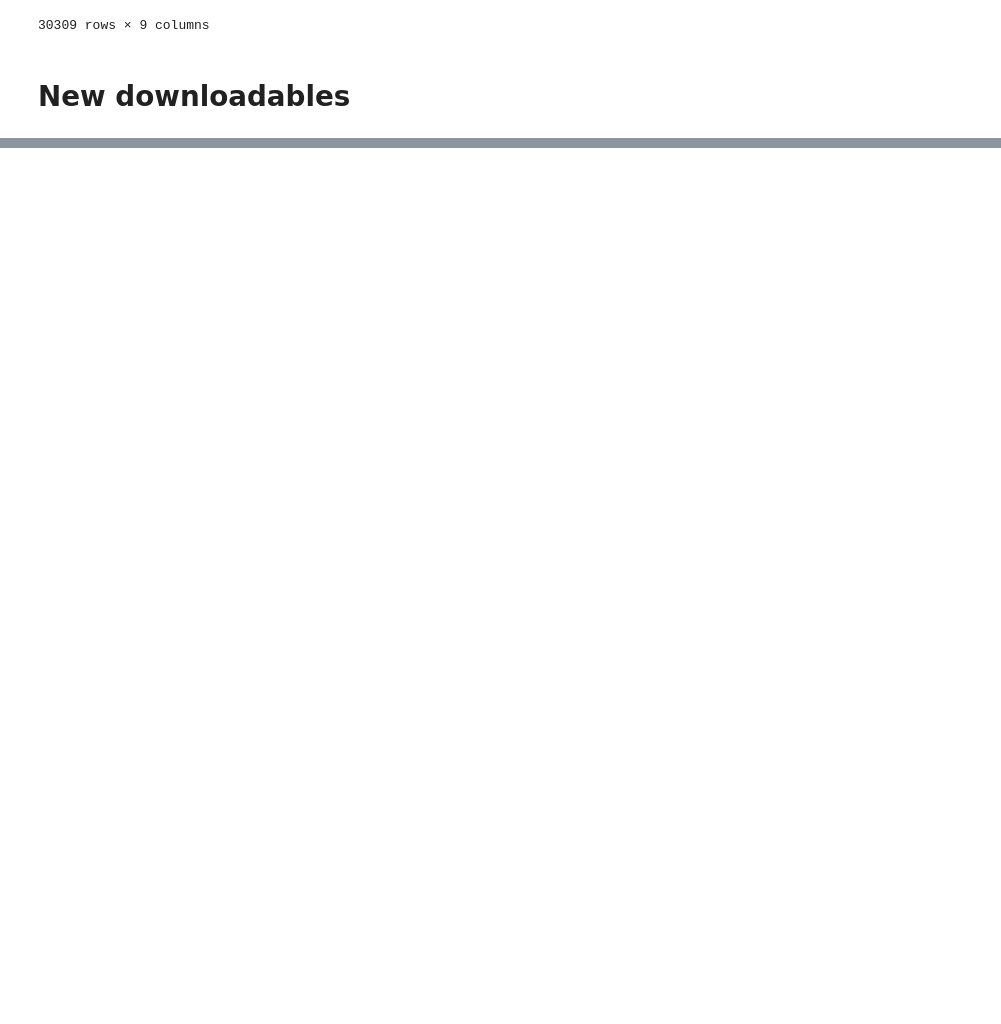
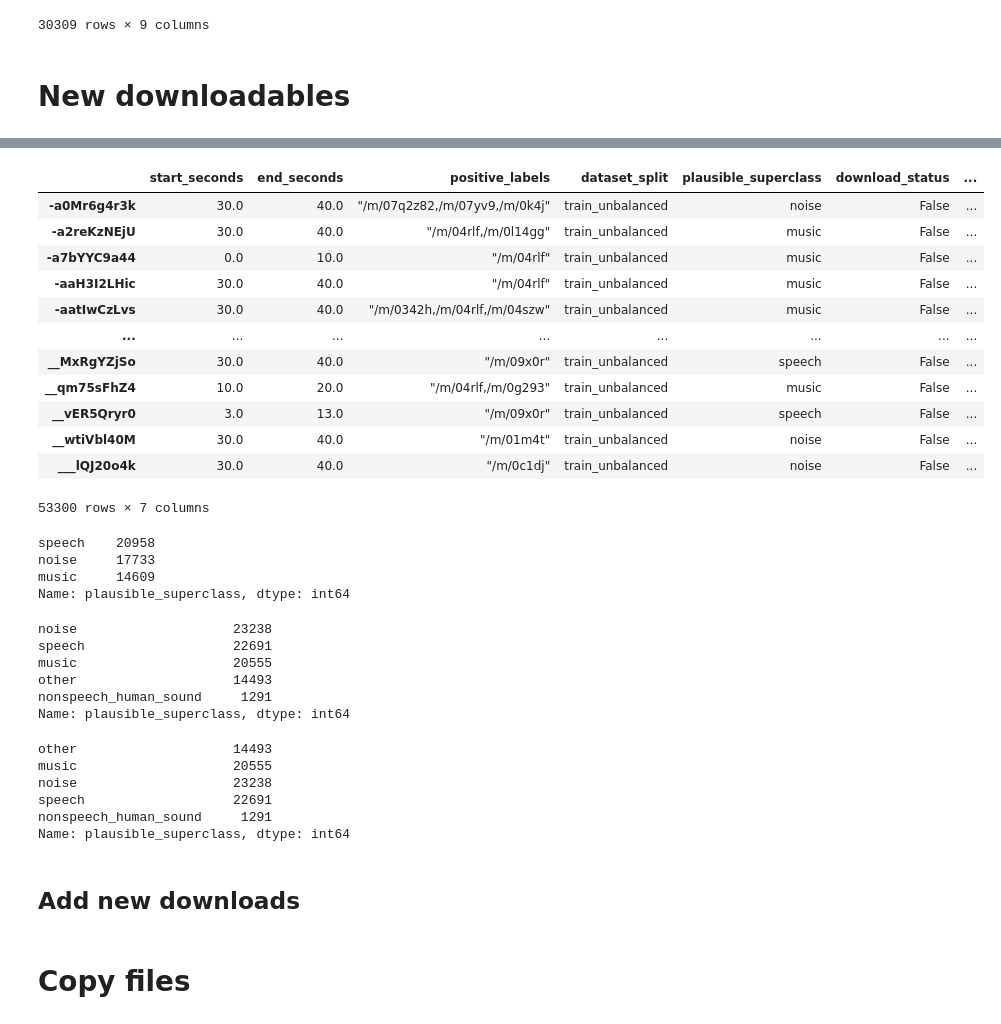
Before and after one commit to shamim-hussain/audioset_speech_music_noise, a Jupyter notebook: audioset.ipynb, the cells around one changed output, grey strips where cells are left out. Drawn from its saved outputs; the diff is of its cells as text; code cells hidden in the pictures; blank space fills up the shorter version.

Commit message:
copied new downloads

```diff
--- a/audioset.ipynb
+++ b/audioset.ipynb
@@ -1129,0 +1013,4 @@ False
+# %%
+import pandas as pd
+df_audioset = pd.read_json('processed/audioset_annot_4k.json.gz').set_index('ytid')
+df_audioset
@@ -1129,0 +1032,8 @@ False
+# %%
+from pathlib import Path
+source_paths = list(Path(p) for p in [
+                      'E:\\Dataspace\\Audioset\\down_train_unbalanced_0'
+                      ])
+source_file_paths = list(f for p in source_paths for f in p.rglob('*.wav'))
+destination_path = Path('G:\\datasets\\audioset')
+len(source_file_paths)
@@ -1129,0 +1042,3 @@ False
+# %%
+new_downloads = pd.Series(dict((p.name[:11],str(p)) for p in source_file_paths))
+new_downloads
@@ -1129,0 +1058,48 @@ False
+# %%
+df_down = df_audioset.loc[new_downloads.index]
+df_down = df_down.copy()
+df_down
+# %% [output]
+|  | start_seconds | end_seconds | positive_labels | dataset_split | plausible_superclass | download_status | ... |
+| -a0Mr6g4r3k | 30.0 | 40.0 | "/m/07q2z82,/m/07yv9,/m/0k4j" | train_unbalanced | noise | False | ... |
+| -a2reKzNEjU | 30.0 | 40.0 | "/m/04rlf,/m/0l14gg" | train_unbalanced | music | False | ... |
+| -a7bYYC9a44 | 0.0 | 10.0 | "/m/04rlf" | train_unbalanced | music | False | ... |
+| -aaH3I2LHic | 30.0 | 40.0 | "/m/04rlf" | train_unbalanced | music | False | ... |
+| -aatIwCzLvs | 30.0 | 40.0 | "/m/0342h,/m/04rlf,/m/04szw" | train_unbalanced | music | False | ... |
+| ... | ... | ... | ... | ... | ... | ... | ... |
+| __MxRgYZjSo | 30.0 | 40.0 | "/m/09x0r" | train_unbalanced | speech | False | ... |
+| __qm75sFhZ4 | 10.0 | 20.0 | "/m/04rlf,/m/0g293" | train_unbalanced | music | False | ... |
+| __vER5Qryr0 | 3.0 | 13.0 | "/m/09x0r" | train_unbalanced | speech | False | ... |
+| __wtiVbl40M | 30.0 | 40.0 | "/m/01m4t" | train_unbalanced | noise | False | ... |
+| ___lQJ20o4k | 30.0 | 40.0 | "/m/0c1dj" | train_unbalanced | noise | False | ... |
+53300 rows × 7 columns
+# %%
+c1 = df_down.plausible_superclass.value_counts()
+c1
+# %% [output]
+speech    20958
+noise     17733
+music     14609
+Name: plausible_superclass, dtype: int64
+# %%
+c2 = df_audioset[(df_audioset.check_status=='unchecked') & (df_audioset.download_status)].plausible_superclass.value_counts()
+c2
+# %% [output]
+noise                    23238
+speech                   22691
+music                    20555
+other                    14493
+nonspeech_human_sound     1291
+Name: plausible_superclass, dtype: int64
+# %%
+c2.loc[c1.index] += c1
+c2
+# %% [output]
+other                    14493
+music                    20555
+noise                    23238
+speech                   22691
+nonspeech_human_sound     1291
+Name: plausible_superclass, dtype: int64
+# %% [markdown]
+## Add new downloads
@@ -1129,0 +1108,2 @@ False
+# %% [markdown]
+# Copy files
```
Also changed, not shown: parts of 19 cells of this notebook, 2 other files.
